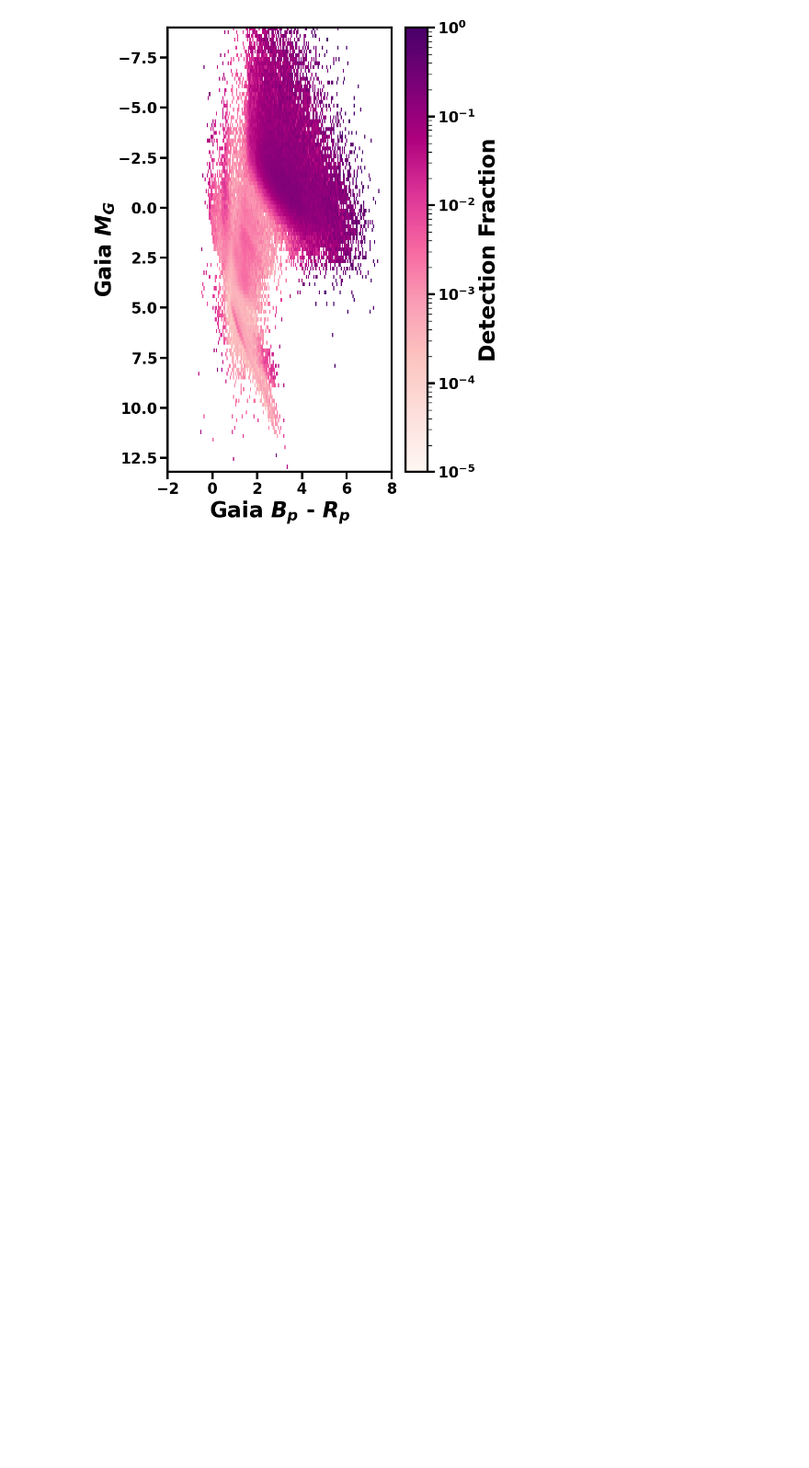
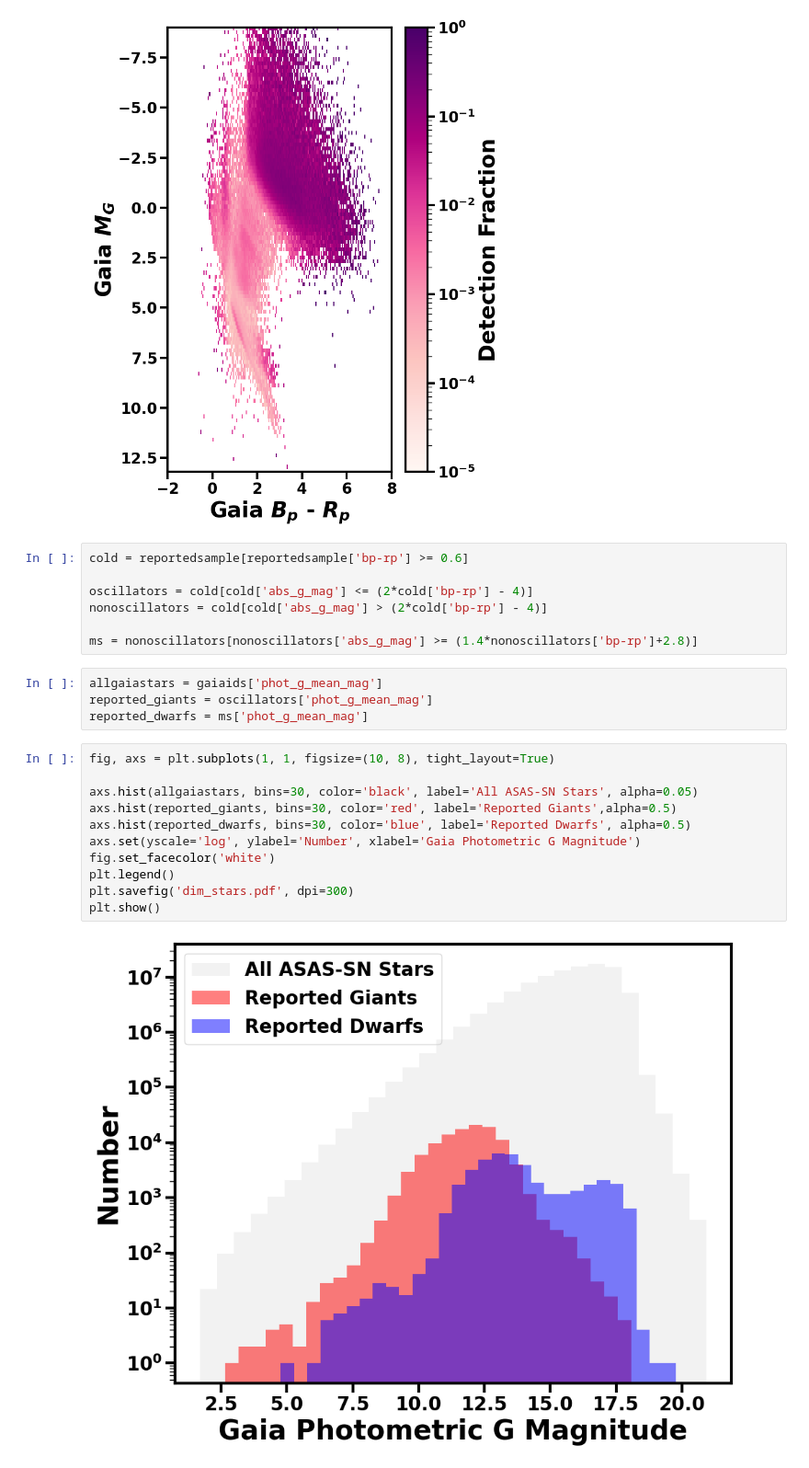
Before and after one commit to m-schochet/asas-sn-cnn, a Jupyter notebook: plots/det_frac_mollweide_hr.ipynb, the cells around one changed output. Shown: that part at 92% size. Saved outputs shown, nothing was run; the diff lists cells and outputs as text; blank space fills up the shorter version.

```diff
--- a/plots/det_frac_mollweide_hr.ipynb
+++ b/plots/det_frac_mollweide_hr.ipynb
@@ -81,3 +81,27 @@ plt.savefig('hr_detfraction.pdf', dpi=300)
 plt.show()
 # %% [output]
 [figure]
+# %%
+cold = reportedsample[reportedsample['bp-rp'] >= 0.6]
+
+oscillators = cold[cold['abs_g_mag'] <= (2*cold['bp-rp'] - 4)]
+nonoscillators = cold[cold['abs_g_mag'] > (2*cold['bp-rp'] - 4)]
+
+ms = nonoscillators[nonoscillators['abs_g_mag'] >= (1.4*nonoscillators['bp-rp']+2.8)]
+# %%
+allgaiastars = gaiaids['phot_g_mean_mag']
+reported_giants = oscillators['phot_g_mean_mag']
+reported_dwarfs = ms['phot_g_mean_mag']
+# %%
+fig, axs = plt.subplots(1, 1, figsize=(10, 8), tight_layout=True)
+
+axs.hist(allgaiastars, bins=30, color='black', label='All ASAS-SN Stars', alpha=0.05)
+axs.hist(reported_giants, bins=30, color='red', label='Reported Giants',alpha=0.5)
+axs.hist(reported_dwarfs, bins=30, color='blue', label='Reported Dwarfs', alpha=0.5)
+axs.set(yscale='log', ylabel='Number', xlabel='Gaia Photometric G Magnitude')
+fig.set_facecolor('white')
+plt.legend()
+plt.savefig('dim_stars.pdf', dpi=300)
+plt.show()
+# %% [output]
+[figure, added]
```
Also changed, not shown: 1 other file.
